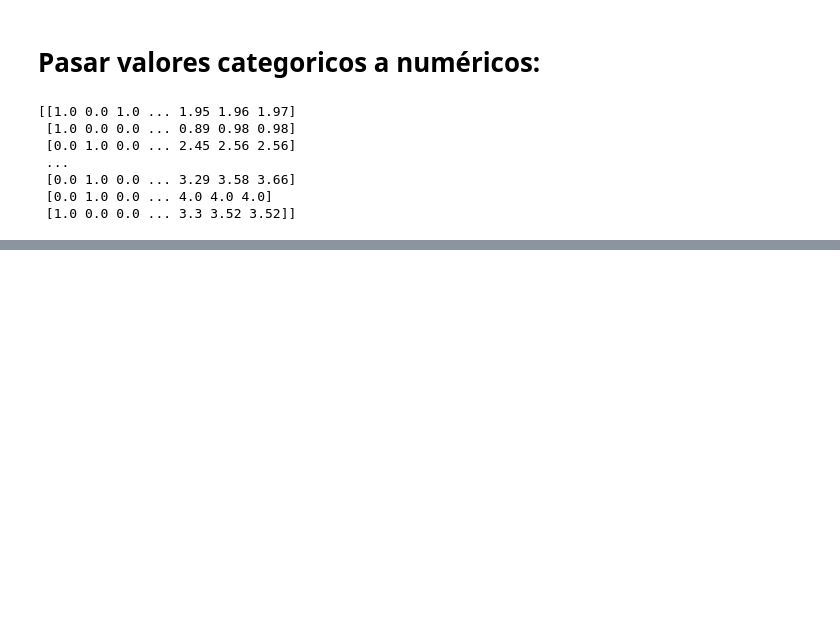
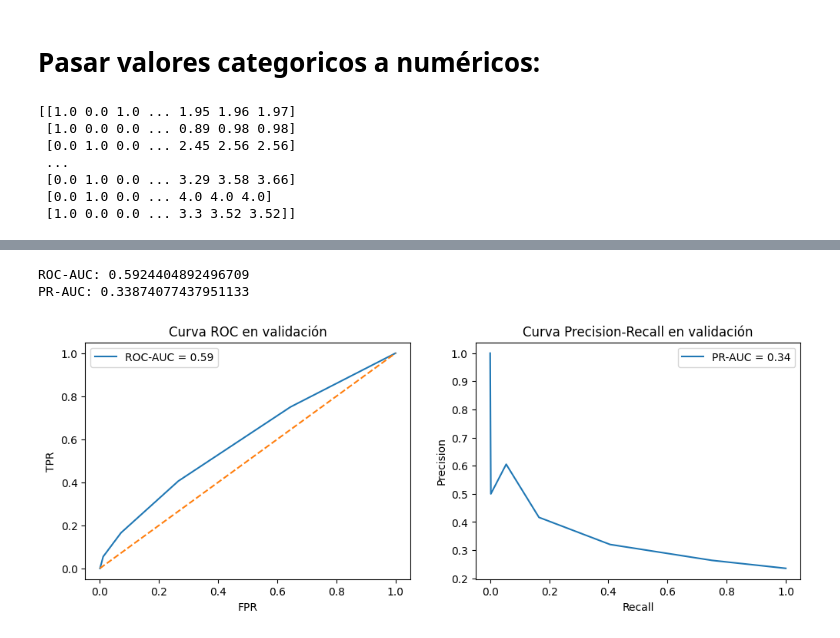
Before and after one commit to MakiBuu/Dropout-Prediction-Data-Mining, a Jupyter notebook: drop_prediction.ipynb, the cells around one changed output, grey strips where cells are left out. Cells and saved outputs as stored; diff of their text form; code cells hidden in the pictures; blank space fills up the shorter version.

```diff
--- a/drop_prediction.ipynb
+++ b/drop_prediction.ipynb
@@ -216,0 +236,5 @@ print(X_train_enc)
+# %%
+from sklearn.neighbors import KNeighborsClassifier
+
+modelo = KNeighborsClassifier(n_neighbors=5)
+modelo.fit(X_train_final, y_train)
@@ -216,0 +278,34 @@ print(X_train_enc)
+# %%
+from sklearn.metrics import roc_curve,roc_auc_score,precision_recall_curve,auc
+
+y_val_proba = modelo.predict_proba(X_val_final)[:, 1]
+
+fpr, tpr, umbrales_roc = roc_curve(y_val, y_val_proba, pos_label=1)
+roc_auc = roc_auc_score(y_val, y_val_proba)
+
+precision_curve, recall_curve, umbrales_pr = precision_recall_curve(y_val, y_val_proba, pos_label=1)
+pr_auc = auc(recall_curve, precision_curve)
+
+print("ROC-AUC:", roc_auc)
+print("PR-AUC:", pr_auc)
+# %% [output]
+ROC-AUC: 0.5924404892496709
+PR-AUC: 0.33874077437951133
+# %%
+fig,ax = plt.subplots(1,2,figsize = (12,4))
+
+ax[0].plot(fpr, tpr, label=f"ROC-AUC = {roc_auc:.2f}")
+ax[0].plot([0, 1], [0, 1], linestyle="--")
+ax[0].set_xlabel("FPR")
+ax[0].set_ylabel("TPR")
+ax[0].set_title("Curva ROC en validación")
+ax[0].legend()
+
+ax[1].plot(recall_curve, precision_curve, label=f"PR-AUC = {pr_auc:.2f}")
+ax[1].set_xlabel("Recall")
+ax[1].set_ylabel("Precision")
+ax[1].set_title("Curva Precision-Recall en validación")
+ax[1].legend()
+plt.show()
+# %% [output]
+[figure, added]
```
Also changed, not shown: parts of 11 cells of this notebook.
